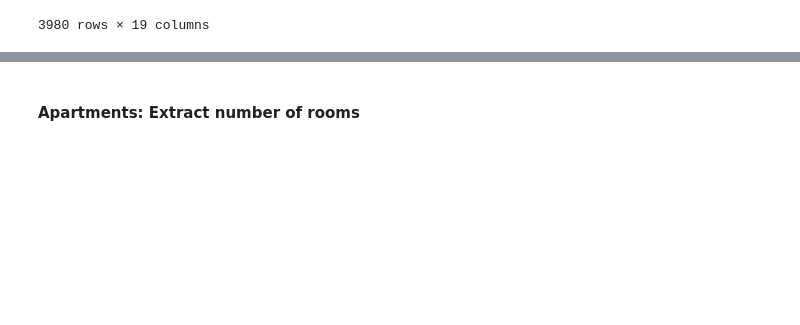
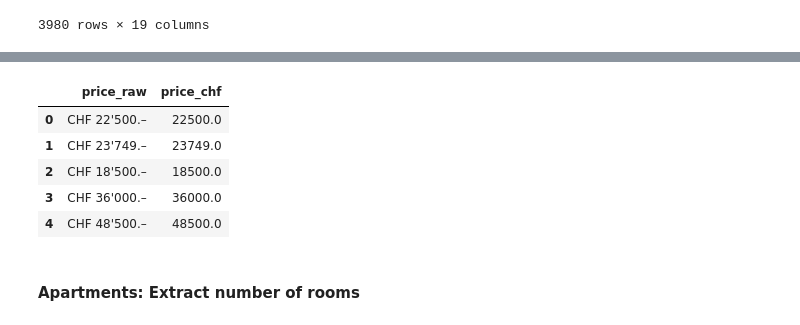
Before and after one commit to pyrat12/DS_HS2026_LNW, a Jupyter notebook: DS_HS2026_LNW_I_Examples/AP02/AP02 V4 Data Preparation/AP02 V4 DP Spick.ipynb, the cells around one changed output, grey strips where cells are left out. Saved outputs shown, nothing was run; the diff lists cells and outputs as text; code cells hidden in the pictures; blank space fills up the shorter version.

```diff
--- a/DS_HS2026_LNW_I_Examples/AP02/AP02 V4 Data Preparation/AP02 V4 DP Spick.ipynb
+++ b/DS_HS2026_LNW_I_Examples/AP02/AP02 V4 Data Preparation/AP02 V4 DP Spick.ipynb
@@ -182,3 +513,26 @@ Beide Muster funktionieren auch ohne Tausenderapostrophe, bspw. `"CHF 1441.–"`
+# %%
+#Ganzen CHF-Betrag oder Betrag mit Rappen und optionalen Tausenderapostrophen extrahieren
+price = []
+for i in df_dpspick_autoscout['price_raw']:                                     #ANPASSEN: DataFrame und Rohtextspalte
+    d1 = re.findall(r"CHF\s*([\d'’]+(?:[.,]\d{2})?)", str(i))                   #"CHF 1'249.90" => ["1'249.90"]; "CHF 1249,90" => ["1249,90"]; ANPASSEN: Währung
+    try:
+        d2 = d1[0].strip().replace("'", "").replace("’", "").replace(',', '.')  #"1'249.90" oder "1249,90" => "1249.90"
+    except IndexError:
+        d2 = None
+    price.append(d2)
+#Extrahierte Werte als neue Spalte speichern
+df_dpspick_autoscout['price_chf'] = pd.Series(
+    price, index=df_dpspick_autoscout.index, dtype="float64"
+)
+#Rohtext und extrahierte Werte anzeigen
+display(df_dpspick_autoscout[['price_raw', 'price_chf']].head())                #ANPASSEN: DataFrame, Rohtextspalte und Zielspalte
+# %% [output]
+|  | price_raw | price_chf |
+| 0 | CHF 22'500.– | 22500.0 |
+| 1 | CHF 23'749.– | 23749.0 |
+| 2 | CHF 18'500.– | 18500.0 |
+| 3 | CHF 36'000.– | 36000.0 |
+| 4 | CHF 48'500.– | 48500.0 |
 # %% [markdown]
 #### Apartments: Extract number of rooms
 # %%
```
Also changed, not shown: parts of 67 cells of this notebook, 2 other files.
